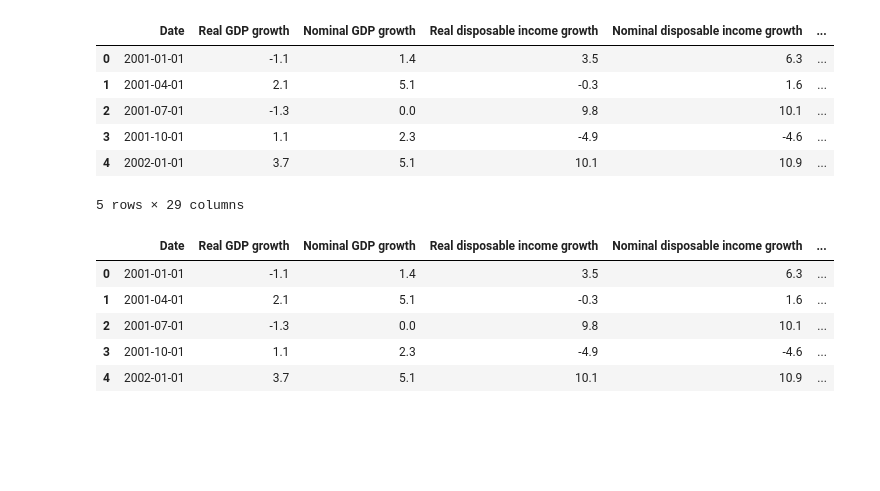
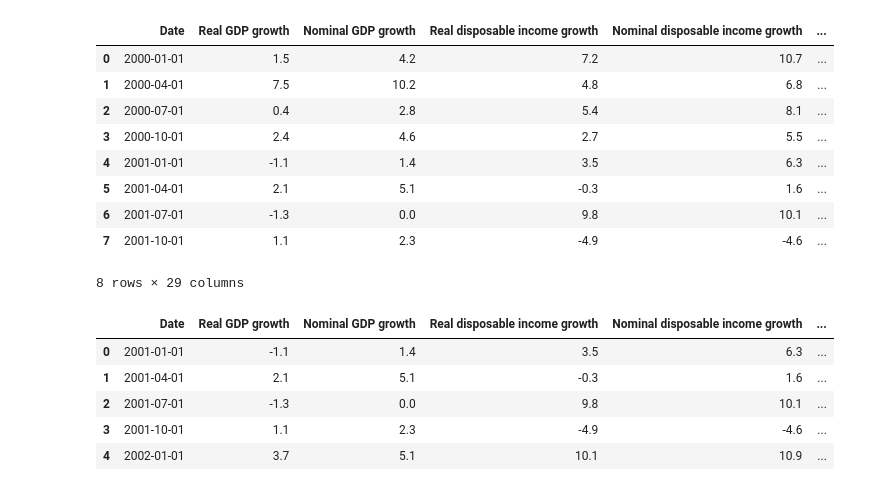
Before and after one commit to SamVirsik/Atrium-Loan-Default-Backup, a Jupyter notebook: clean_historic.ipynb, the cells around one changed output. Saved outputs shown, nothing was run; the diff lists cells and outputs as text; code cells hidden in the pictures; blank space fills up the shorter version.

```diff
--- a/clean_historic.ipynb
+++ b/clean_historic.ipynb
@@ -3,15 +3,18 @@ import pandas as pd
 # %%
 df = pd.read_csv(r'C:\Users\samvi\Documents\Coding Projects\Embedded Work\Data_Used\Fannie, Severely Adverse.csv')
 # %%
-df.head()
+df.head(8)
 # %% [output]
 |  | Date | Real GDP growth | Nominal GDP growth | Real disposable income growth | Nominal disposable income growth | ... |
-| 0 | 2001-01-01 | -1.1 | 1.4 | 3.5 | 6.3 | ... |
-| 1 | 2001-04-01 | 2.1 | 5.1 | -0.3 | 1.6 | ... |
-| 2 | 2001-07-01 | -1.3 | 0.0 | 9.8 | 10.1 | ... |
-| 3 | 2001-10-01 | 1.1 | 2.3 | -4.9 | -4.6 | ... |
-| 4 | 2002-01-01 | 3.7 | 5.1 | 10.1 | 10.9 | ... |
+| 0 | 2000-01-01 | 1.5 | 4.2 | 7.2 | 10.7 | ... |
+| 1 | 2000-04-01 | 7.5 | 10.2 | 4.8 | 6.8 | ... |
+| 2 | 2000-07-01 | 0.4 | 2.8 | 5.4 | 8.1 | ... |
+| 3 | 2000-10-01 | 2.4 | 4.6 | 2.7 | 5.5 | ... |
+| 4 | 2001-01-01 | -1.1 | 1.4 | 3.5 | 6.3 | ... |
+| 5 | 2001-04-01 | 2.1 | 5.1 | -0.3 | 1.6 | ... |
+| 6 | 2001-07-01 | -1.3 | 0.0 | 9.8 | 10.1 | ... |
+| 7 | 2001-10-01 | 1.1 | 2.3 | -4.9 | -4.6 | ... |
-5 rows × 29 columns
+8 rows × 29 columns
 # %%
 def convert_quarter_to_date(qtr_str):
     quarter, year = qtr_str.split()
```
Also changed, not shown: 2 other files.
